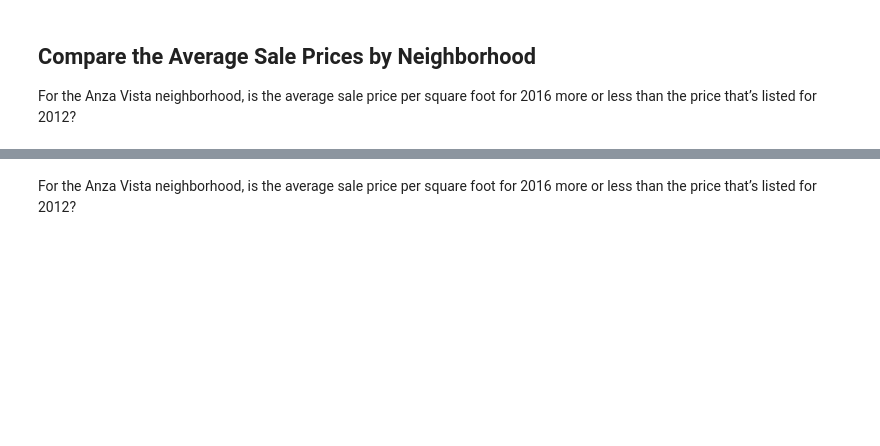
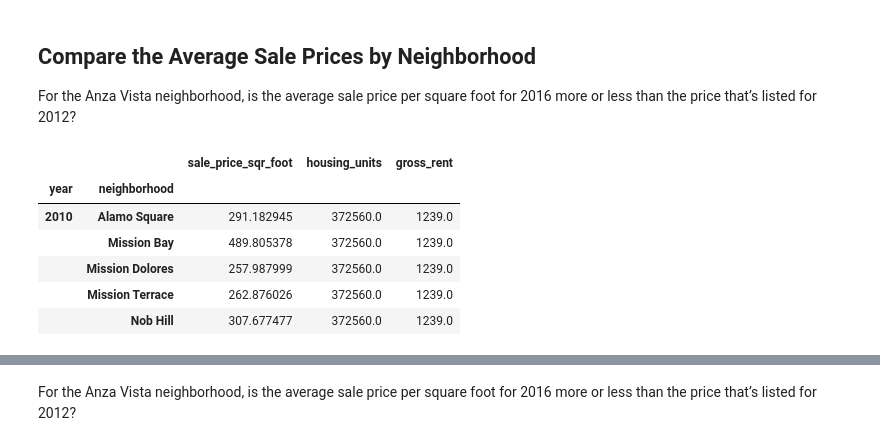
Before and after one commit to AnaIitico/housing_rental_analysis, a Jupyter notebook: san_francisco_housing.ipynb, the cells around one changed output, grey strips where cells are left out. Cells and saved outputs as stored; diff of their text form; code cells hidden in the pictures; blank space fills up the shorter version.

```diff
--- a/san_francisco_housing.ipynb
+++ b/san_francisco_housing.ipynb
@@ -75,8 +160,22 @@ If so, did the gross rent increase or decrease during that year?
 For the Anza Vista neighborhood, is the average sale price per square foot for 2016 more or less than the price that’s listed for 2012?
 # %%
 # Group by year and neighborhood and then create a new dataframe of the mean values
-prices_by_year_by_neighborhood =
+prices_by_year_by_neighborhood = (
+    sfo_data_df[['year', 'neighborhood', 'sale_price_sqr_foot', 'housing_units', 'gross_rent']]
+    .groupby(['year', 'neighborhood'])
+    .mean()
+    .sort_values('year')
+)
 
 # Review the DataFrame
+prices_by_year_by_neighborhood.head()
+# %% [output]
+|  |  | sale_price_sqr_foot | housing_units | gross_rent |
+| year | neighborhood |  |  |  |
+| 2010 | Alamo Square | 291.182945 | 372560.0 | 1239.0 |
+|  | Mission Bay | 489.805378 | 372560.0 | 1239.0 |
+|  | Mission Dolores | 257.987999 | 372560.0 | 1239.0 |
+|  | Mission Terrace | 262.876026 | 372560.0 | 1239.0 |
+|  | Nob Hill | 307.677477 | 372560.0 | 1239.0 |
 # %%
 # Filter out the housing_units
```
Also changed, not shown: parts of 13 cells of this notebook.
